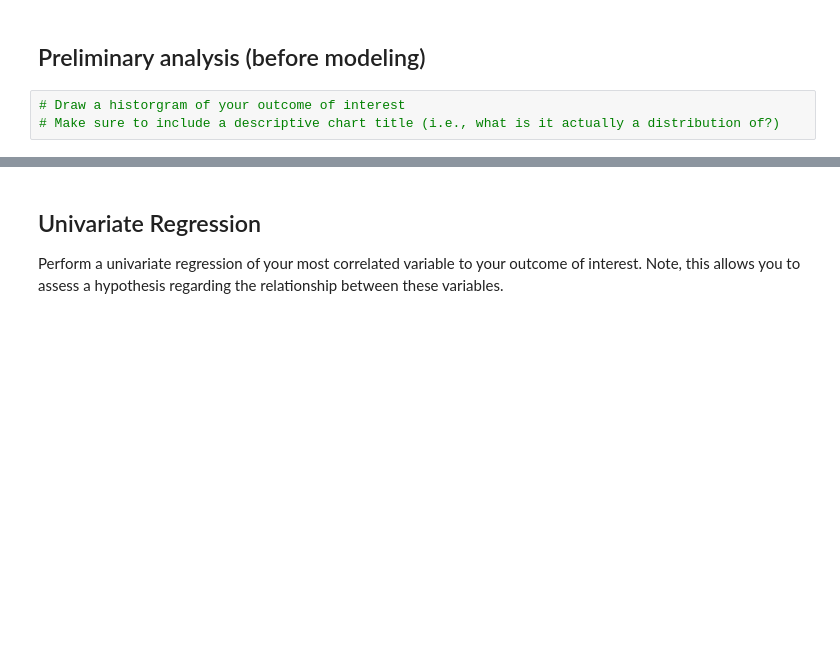
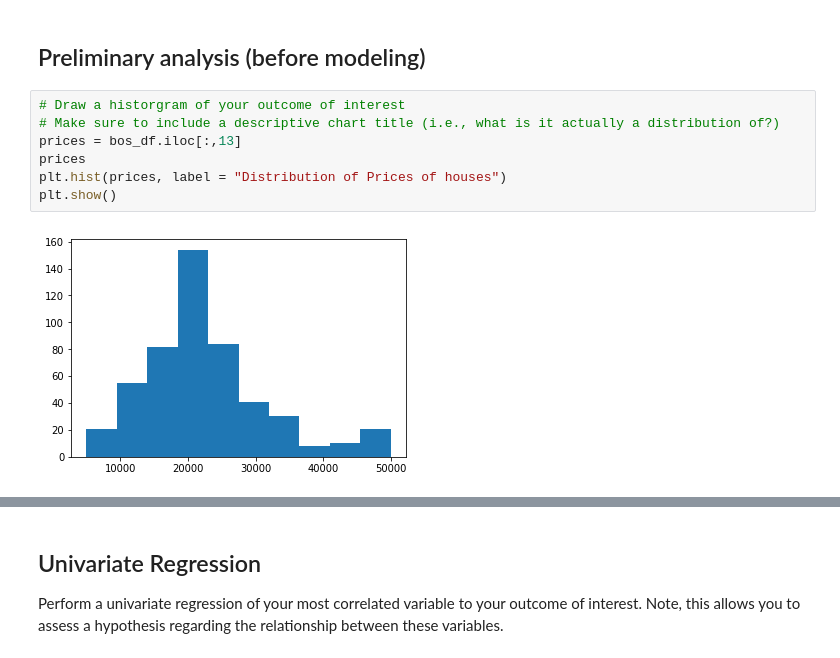
Before and after one commit to poojaram/linear-logistic-modelling, a Jupyter notebook: 01-boston-housing.ipynb, the cells around one changed output, grey strips where cells are left out. Drawn from its saved outputs; the diff is of its cells as text; blank space fills up the shorter version.

```diff
--- a/01-boston-housing.ipynb
+++ b/01-boston-housing.ipynb
@@ -44,6 +50,12 @@ Before you get started, you should make sure you understand the dataset by answe
 # %%
 # Draw a historgram of your outcome of interest
 # Make sure to include a descriptive chart title (i.e., what is it actually a distribution of?)
+prices = bos_df.iloc[:,13]
+prices
+plt.hist(prices, label = "Distribution of Prices of houses")
+plt.show()
+# %% [output]
+[figure, added]
 # %%
 # Compute the correlation between your outcome of interest and each other variable
 # Hint: you can use the `.corr()` method of your dataframe to compute all correlations,
```
Also changed, not shown: parts of 14 cells of this notebook, 2 other files.
